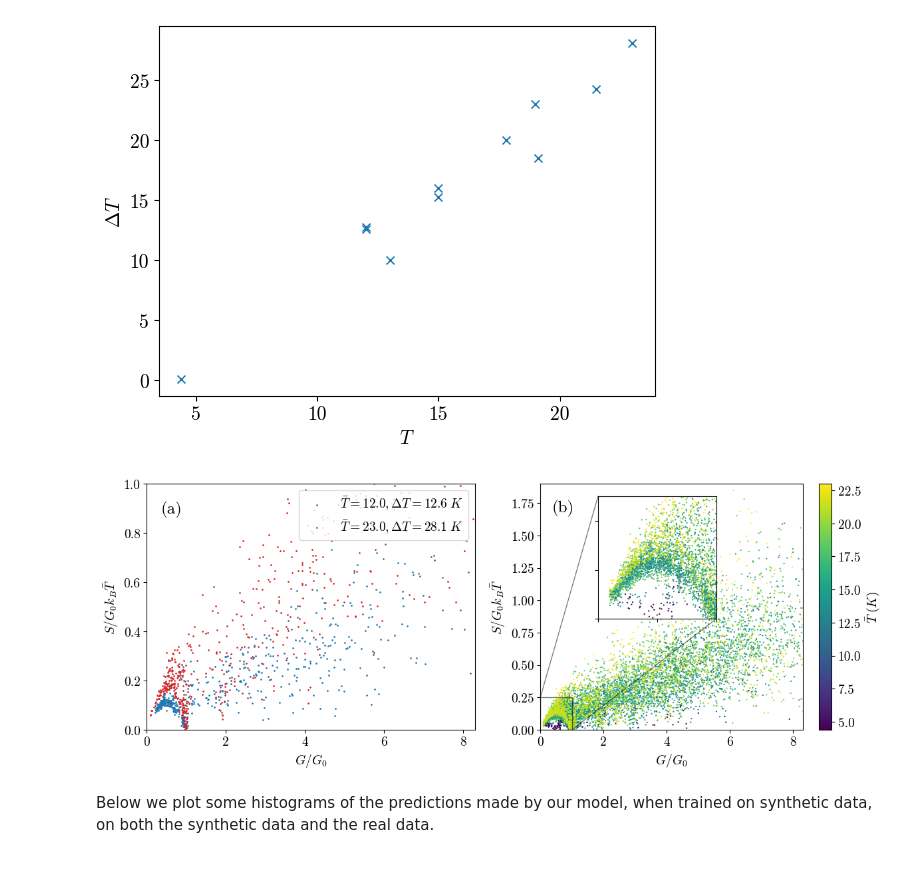
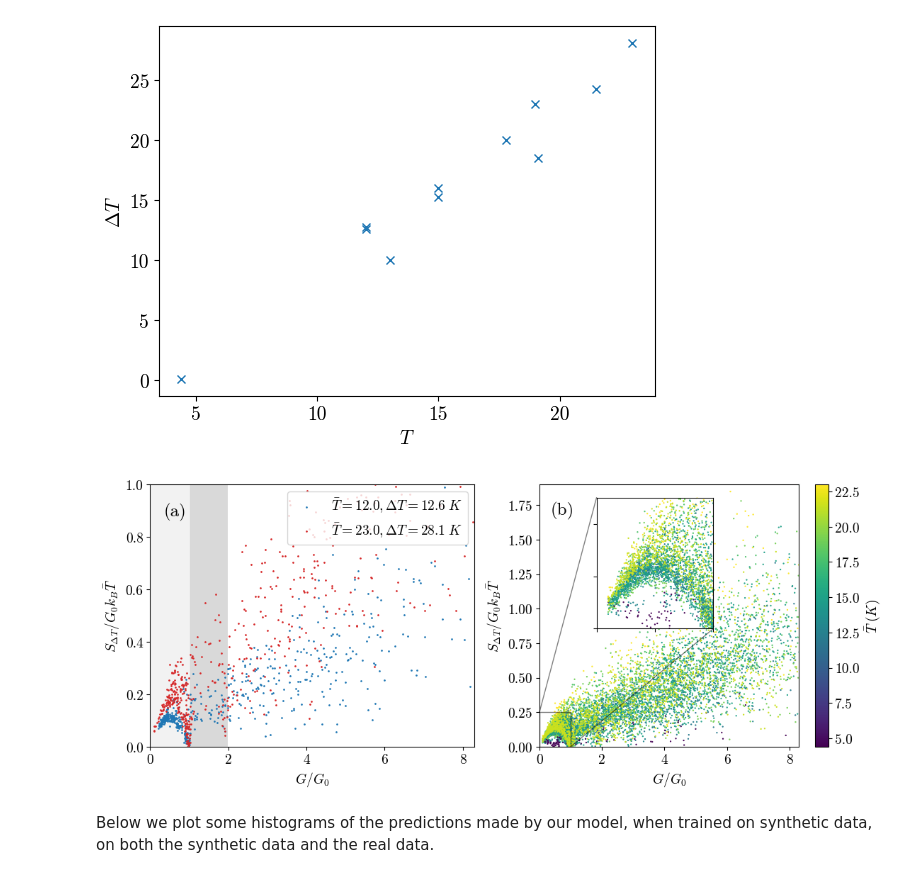
Before and after one commit to matthew-gerry/delta_T_noise_ML, a Jupyter notebook: data_visualization.ipynb, the cells around one changed output. Drawn from its saved outputs; the diff is of its cells as text; code cells hidden in the pictures.

```diff
--- a/data_visualization.ipynb
+++ b/data_visualization.ipynb
@@ -144,41 +144,43 @@ df2 = df[df["DeltaT"]==28.1]
 
 fig, axs = plt.subplots(1,2)
 
-fig.set_figwidth(14)
+fig.set_figwidth(13)
 
+axs[0].fill_between(np.arange(0,1,0.01), 0, 1.0, color='k', alpha=0.05, edgecolor=None)
+axs[0].fill_between(np.arange(1,2,0.01), 0, 1.0, color='k', alpha=0.15, edgecolor=None)
 axs[0].scatter(df1['G'], df1['S_scaled'], s=0.9, c='#1f77b4', label=r"$\bar{T}=12.0,\Delta T=12.6\;K$")
 axs[0].scatter(df2['G'], df2['S_scaled'], s=0.9, c='#d62728', label=r"$\bar{T}=23.0,\Delta T=28.1\;K$")
 axs[0].set_xlim([0, 8.3])
 axs[0].set_ylim([0, 1.0])
 axs[0].set_xlabel("$G/G_0$")
-axs[0].set_ylabel(r"$S/G_0k_B\bar{T}$")
+axs[0].set_ylabel(r"$S_{\Delta T}/G_0k_B\bar{T}$")
 axs[0].legend(loc="upper right")
 axs[0].text(0.35, 0.88, "(a)", fontsize=18)
 
 
 sctr = axs[1].scatter(df["G"], df["S_scaled"], s=0.4, c=df["T"])
 axs[1].set_xlim([0, 8.3])
 axs[1].set_ylim([0, 1.9])
 axs[1].set_xlabel("$G/G_0$", fontsize=14)
-axs[1].set_ylabel(r"$S/G_0k_B\bar{T}$", fontsize=14)
+axs[1].set_ylabel(r"$S_{\Delta T}/G_0k_B\bar{T}$", fontsize=14)
 plt.colorbar(sctr, label=r"$\bar{T}\; (K)$")
 # plt.show()
 
 x1, x2, y1, y2 = 0.0, 1.0, 0.0, 0.25 # Boundaries of inset
 
 axins = axs[1].inset_axes([0.22, 0.45, 0.45, 0.5], xlim=(x1, x2), ylim=(y1, y2), xticklabels=[], yticklabels=[])
 # axins = ax.inset_axes([0.05, 0.5, 0.4, 0.45], xlim=(x1, x2), ylim=(y1, y2), xticklabels=[0.2, 0.4, 0.6, 0.8], yticklabels=[0.05,0.1,0.15,0.2])
 axins.scatter(df["G"], df["S_scaled"], s=0.4, c=df["T"])
 # plt.xlim([0,1])
 # plt.ylim([0, 0.25])
 # plt.xlabel("$G/G_0$")
 # plt.ylabel("$S/G_0k_BT$")
 # plt.colorbar(label="$T$")
 axs[1].indicate_inset_zoom(axins, edgecolor='k')
 axs[1].text(0.36, 1.68, "(b)", fontsize=18)
 plt.show()
 # %% [output]
-[figure, old version]
+[figure, new version]
 # %% [markdown]
 Below we plot some histograms of the predictions made by our model, when trained on synthetic data, on both the synthetic data and the real data.
 # %%
```
